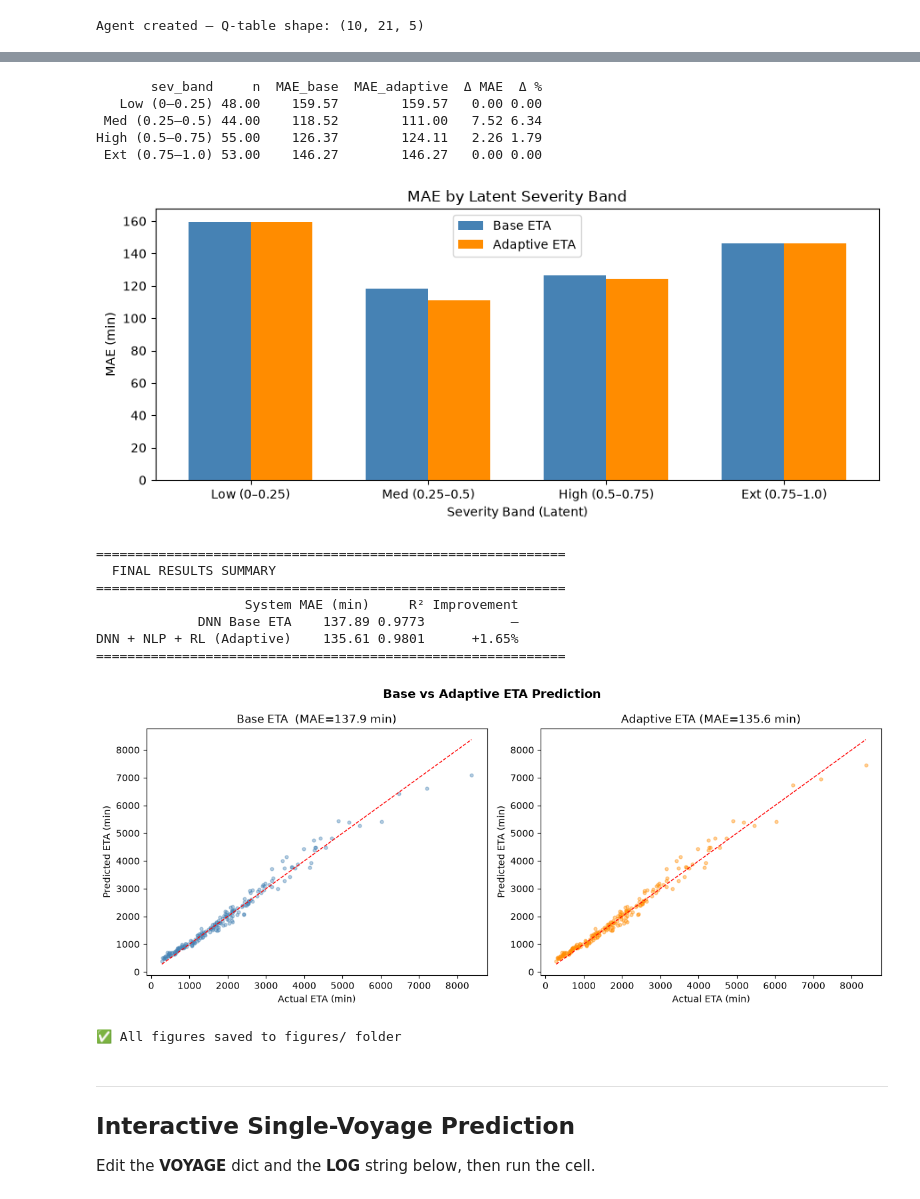
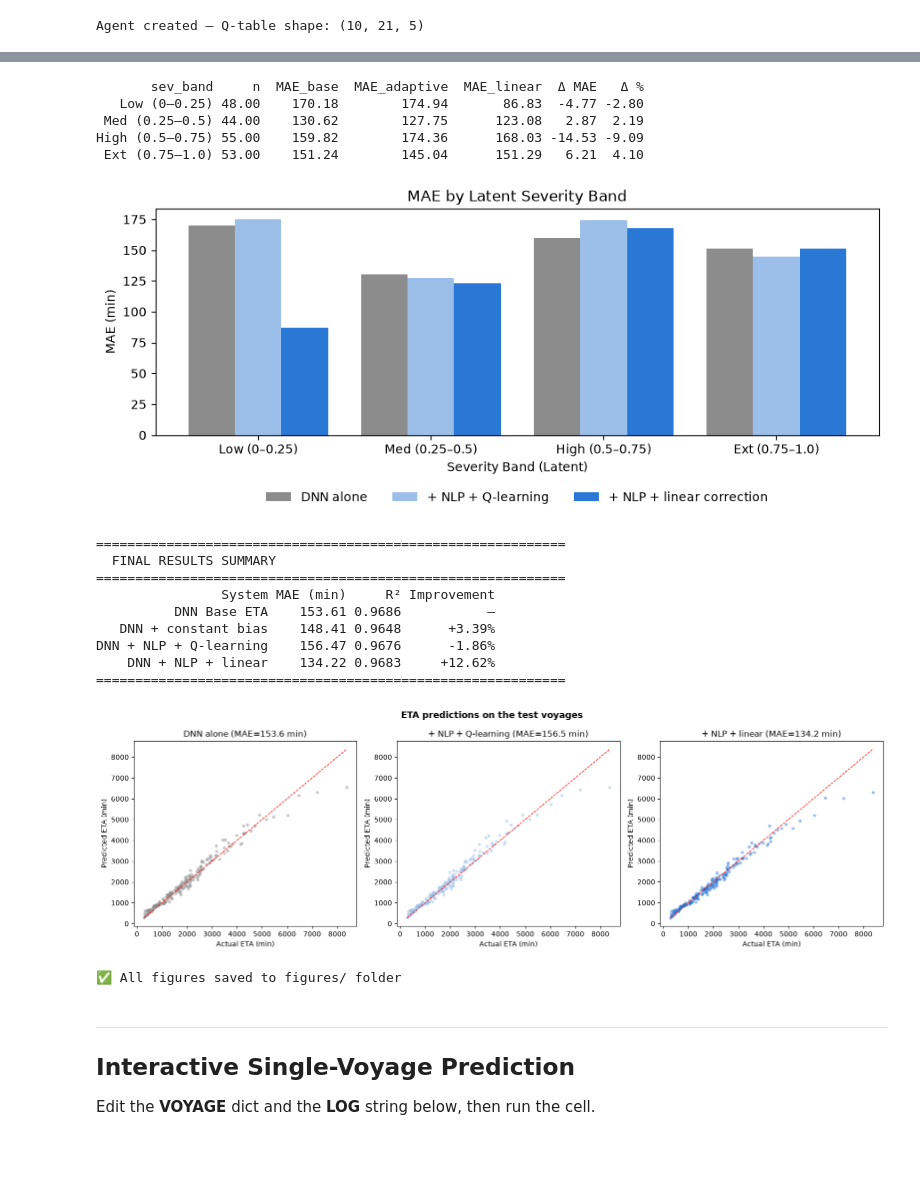
Before and after one commit to Riyann69/Adaptive-ETA-Prediction, a Jupyter notebook: Adaptive_ETA_Prediction.ipynb, the cells around one changed output, grey strips where cells are left out. Saved outputs shown, nothing was run; the diff lists cells and outputs as text; code cells hidden in the pictures; blank space fills up the shorter version.

Commit message:
v2: leak-free evaluation, linear severity correction, 5-seed results, corrected paper and figures

```diff
--- a/Adaptive_ETA_Prediction.ipynb
+++ b/Adaptive_ETA_Prediction.ipynb
@@ -390,7 +399,7 @@ def extract_delay_severity(text: str) -> float:
     -----
     1. Clear-phrase shortcut → return 0.05 immediately.
     2. Domain keyword scan  → weighted average of matched keywords.
-    3. DistilBERT fallback  → map NEGATIVE sentiment to 0.5 if no keywords found.
+    3. DistilBERT fallback  → 0.6 × p if NEGATIVE, else 0.3 × (1 − p) (p = confidence).
     """
     text_lower = text.lower()
 
@@ -521,10 +544,10 @@ class ETAEnvironment:
     """
     Q-Learning environment for adaptive ETA adjustment.
 
-    State space (110 states)
+    State space (210 states)
     ------------------------
     Normalised ETA bucket  × delay severity bucket
-        10 ETA bins  ×  11 severity bins  = 110 states
+        10 ETA bins  ×  21 severity bins  = 210 states
 
     Action space (5 actions)
     -------------------------
@@ -604,7 +627,7 @@ class ETAEnvironment:
     def severity(self):    return self._severity
 
 
-env = ETAEnvironment(df, CFG)
+env = ETAEnvironment(df.iloc[tr_idx], CFG)   # training voyages only: the agent never sees test arrivals
 print(f'Environment ready — {env.n_actions} actions, {env.n_eta * env.n_sev} states')
 print(f'Action fractions: {ETAEnvironment.ACTION_FRACTIONS}')
 # %% [output]
@@ -672,8 +696,8 @@ rolling_window    = 200
 for ep in range(1, CFG['n_episodes'] + 1):
     state  = env.reset()
     action = agent.select_action(state)
-    next_state, reward, _ = env.step(action)
-    agent.update(state, action, reward, next_state)
+    next_state, reward, done = env.step(action)
+    agent.update(state, action, reward, next_state, done)
     agent.decay_epsilon(ep)
     episode_rewards.append(reward)
 
@@ -811,6 +853,7 @@ breakdown = res_df.groupby('sev_band', observed=True).apply(
         'n'           : len(g),
         'MAE_base'    : mean_absolute_error(g['actual_eta'], g['base_eta']),
         'MAE_adaptive': mean_absolute_error(g['actual_eta'], g['adj_eta']),
+        'MAE_linear'  : mean_absolute_error(g['actual_eta'], g['linear_eta']),
     })
 ).reset_index()
 breakdown['Δ MAE'] = breakdown['MAE_base'] - breakdown['MAE_adaptive']
@@ -820,71 +863,73 @@ print(breakdown.to_string(index=False, float_format='%.2f'))
 
 # Grouped bar chart
 x = np.arange(len(breakdown))
-w = 0.35
+w = 0.27
 fig, ax = plt.subplots(figsize=(9, 4))
-ax.bar(x - w/2, breakdown['MAE_base'],     w, label='Base ETA',     color='steelblue')
-ax.bar(x + w/2, breakdown['MAE_adaptive'], w, label='Adaptive ETA', color='darkorange')
+ax.bar(x - w, breakdown['MAE_base'],     w, label='DNN alone',               color='#8c8c8c')
+ax.bar(x,     breakdown['MAE_adaptive'], w, label='+ NLP + Q-learning',      color='#9cbfe9')
+ax.bar(x + w, breakdown['MAE_linear'],   w, label='+ NLP + linear correction', color='#2a78d6')
 ax.set_xticks(x)
 ax.set_xticklabels(breakdown['sev_band'])
 ax.set(xlabel='Severity Band (Latent)', ylabel='MAE (min)',
        title='MAE by Latent Severity Band')
-ax.legend()
+ax.legend(loc='upper center', bbox_to_anchor=(0.5, -0.2), ncol=3, frameon=False)
 plt.tight_layout()
 plt.savefig('figures/fig_per_severity.png', dpi=180, bbox_inches='tight')
 plt.show()
 # %% [output]
-       sev_band     n  MAE_base  MAE_adaptive  Δ MAE  Δ %
-   Low (0–0.25) 48.00    159.57        159.57   0.00 0.00
- Med (0.25–0.5) 44.00    118.52        111.00   7.52 6.34
-High (0.5–0.75) 55.00    126.37        124.11   2.26 1.79
- Ext (0.75–1.0) 53.00    146.27        146.27   0.00 0.00
+       sev_band     n  MAE_base  MAE_adaptive  MAE_linear  Δ MAE   Δ %
+   Low (0–0.25) 48.00    170.18        174.94       86.83  -4.77 -2.80
+ Med (0.25–0.5) 44.00    130.62        127.75      123.08   2.87  2.19
+High (0.5–0.75) 55.00    159.82        174.36      168.03 -14.53 -9.09
+ Ext (0.75–1.0) 53.00    151.24        145.04      151.29   6.21  4.10
-[figure, old version]
+[figure, new version]
 # %%
 # ── Cell 17: Final summary ──────────────────────────────────────────────────────
 r2_adap = r2_score(res_df['actual_eta'], res_df['adj_eta'])
 r2_base_eval = r2_score(res_df['actual_eta'], res_df['base_eta'])
 
+r2_lin  = r2_score(res_df['actual_eta'], res_df['linear_eta'])
+r2_bias = r2_score(res_df['actual_eta'], res_df['bias_eta'])
 summary = pd.DataFrame([
-    {'System'  : 'DNN Base ETA',
-     'MAE (min)': f'{mae_base_eval:.2f}',
-     'R²'       : f'{r2_base_eval:.4f}',
-     'Improvement': '—'},
-    {'System'  : 'DNN + NLP + RL (Adaptive)',
-     'MAE (min)': f'{mae_adap_eval:.2f}',
-     'R²'       : f'{r2_adap:.4f}',
-     'Improvement': f'{pct_improve:+.2f}%'},
+    {'System': 'DNN Base ETA',               'MAE (min)': f'{mae_base_eval:.2f}', 'R²': f'{r2_base_eval:.4f}', 'Improvement': '—'},
+    {'System': 'DNN + constant bias',        'MAE (min)': f'{mae_bias:.2f}',      'R²': f'{r2_bias:.4f}',      'Improvement': f'{gain(mae_bias):+.2f}%'},
+    {'System': 'DNN + NLP + Q-learning',     'MAE (min)': f'{mae_adap_eval:.2f}', 'R²': f'{r2_adap:.4f}',      'Improvement': f'{pct_improve:+.2f}%'},
+    {'System': 'DNN + NLP + linear',         'MAE (min)': f'{mae_linear:.2f}',    'R²': f'{r2_lin:.4f}',       'Improvement': f'{gain(mae_linear):+.2f}%'},
 ])
 print('\n' + '=' * 60)
 print('  FINAL RESULTS SUMMARY')
 print('=' * 60)
 print(summary.to_string(index=False))
 print('=' * 60)
 
 # Side-by-side scatter comparison
-fig, (ax1, ax2) = plt.subplots(1, 2, figsize=(12, 5))
+fig, (ax1, ax2, ax3) = plt.subplots(1, 3, figsize=(16, 5))
 for ax, pred, label, color in [
-    (ax1, res_df['base_eta'],  f'Base ETA  (MAE={mae_base_eval:.1f} min)', 'steelblue'),
-    (ax2, res_df['adj_eta'],   f'Adaptive ETA (MAE={mae_adap_eval:.1f} min)', 'darkorange'),
+    (ax1, res_df['base_eta'],   f'DNN alone (MAE={mae_base_eval:.1f} min)', '#8c8c8c'),
+    (ax2, res_df['adj_eta'],    f'+ NLP + Q-learning (MAE={mae_adap_eval:.1f} min)', '#9cbfe9'),
+    (ax3, res_df['linear_eta'], f'+ NLP + linear (MAE={mae_linear:.1f} min)', '#2a78d6'),
 ]:
     ax.scatter(res_df['actual_eta'], pred, alpha=0.4, s=12, color=color)
     lim = [res_df['actual_eta'].min(), res_df['actual_eta'].max()]
     ax.plot(lim, lim, 'r--', lw=1)
     ax.set(xlabel='Actual ETA (min)', ylabel='Predicted ETA (min)', title=label)
-plt.suptitle('Base vs Adaptive ETA Prediction', fontsize=13, fontweight='bold')
+plt.suptitle('ETA predictions on the test voyages', fontsize=13, fontweight='bold')
 plt.tight_layout()
 plt.savefig('figures/fig_base_vs_adaptive.png', dpi=180, bbox_inches='tight')
 plt.show()
 
 print('\n✅ All figures saved to figures/ folder')
 # %% [output]
 ============================================================
   FINAL RESULTS SUMMARY
 ============================================================
-                   System MAE (min)     R² Improvement
-             DNN Base ETA    137.89 0.9773           —
-DNN + NLP + RL (Adaptive)    135.61 0.9801      +1.65%
+                System MAE (min)     R² Improvement
+          DNN Base ETA    153.61 0.9686           —
+   DNN + constant bias    148.41 0.9648      +3.39%
+DNN + NLP + Q-learning    156.47 0.9676      -1.86%
+    DNN + NLP + linear    134.22 0.9683     +12.62%
 ============================================================
-[figure, old version]
+[figure, new version]
 ✅ All figures saved to figures/ folder
 # %% [markdown]
 ---
```
Also changed, not shown: parts of 15 cells of this notebook, 19 other files.
